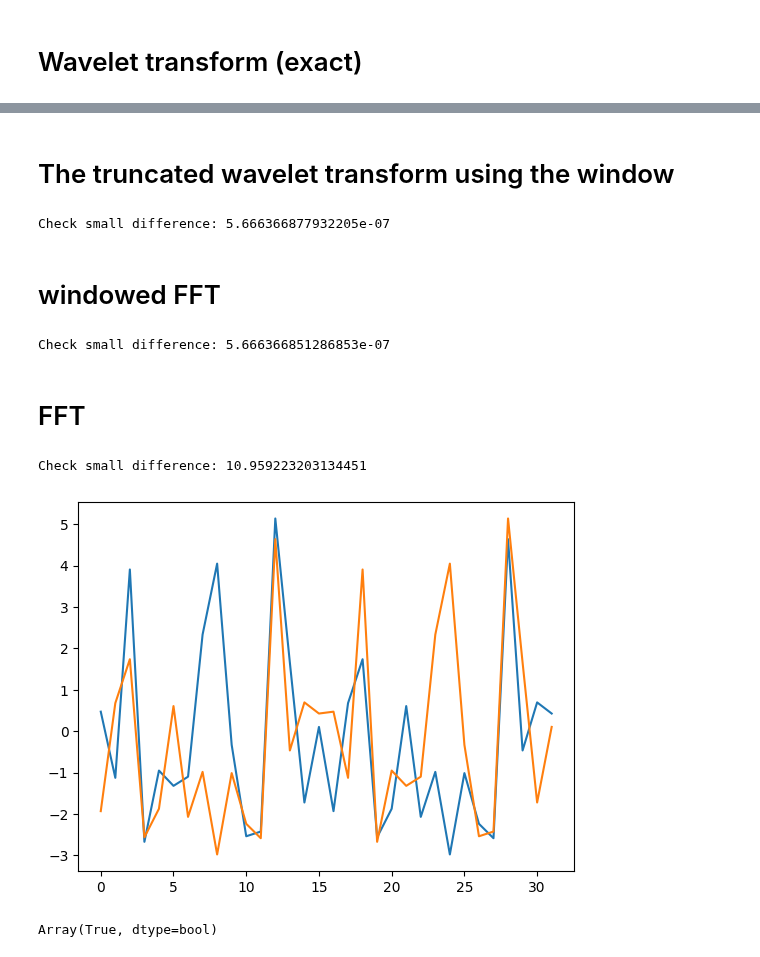
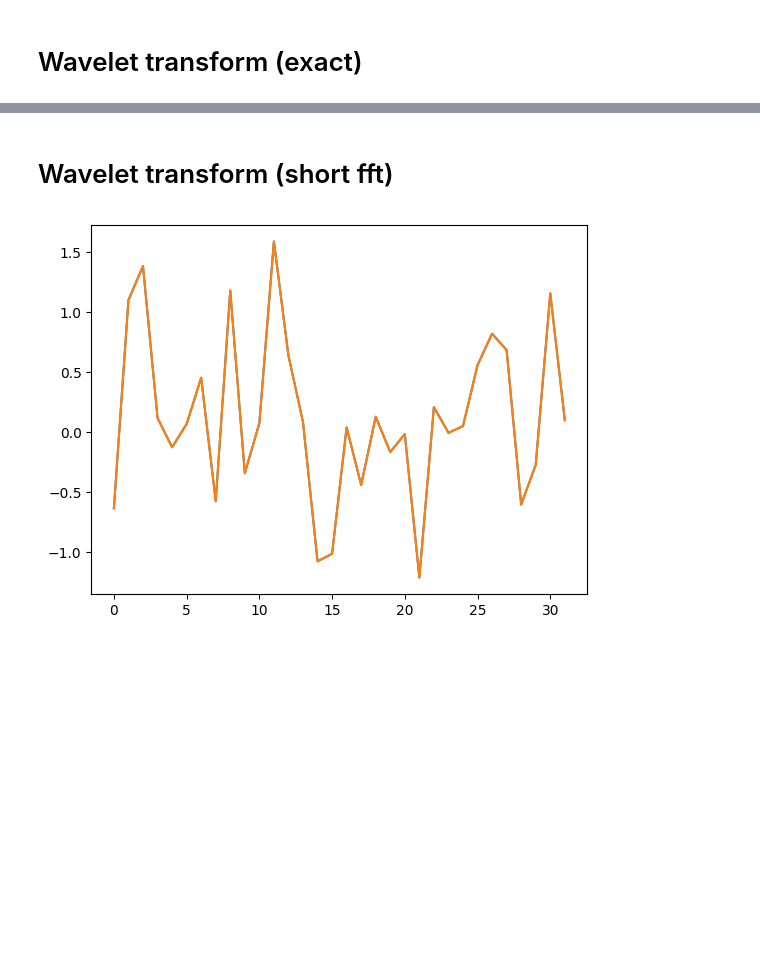
Before and after one commit to cjm96/WDM_GW_wavelets, a Jupyter notebook: examples/motivating_the_discrete_wavelet_transform.ipynb, the cells around one changed output, grey strips where cells are left out. Saved outputs shown, nothing was run; the diff lists cells and outputs as text; code cells hidden in the pictures; blank space fills up the shorter version.

```diff
--- a/examples/motivating_the_discrete_wavelet_transform.ipynb
+++ b/examples/motivating_the_discrete_wavelet_transform.ipynb
@@ -25,13 +29,17 @@ TypeError: sub got incompatible shapes for broadcasting: (512,), (100,).
 # %%
 wdm = WDM.code.discrete_wavelet_transform.WDM.WDM_transform(dt=0.5,
-                                                                Nf=4,
-                                                                N=32,
-                                                                q=4)
-x = np.random.normal(size=wdm.N) # white noise
+                                                            Nf=16,
+                                                            N=512,
+                                                            q=16,
+                                                            calc_m0=True)
+
+key = jax.random.key(0)
+key, subkey = jax.random.split(key)
+x = jax.random.normal(subkey, shape=(wdm.N,)) # white noise
 
 w = wdm.forward_transform_exact(x)
 
-W = wdm.forward_transform_truncated(x)
+w_ = wdm.forward_transform_truncated(x)
 
-assert np.allclose(W, w, rtol=1.0e-2, atol=1.0e-2), \
-    "Truncated transform did not match exact transform"
+assert np.allclose(w, w_, rtol=1.0e-2, atol=1.0e-2), \
+    "Truncated transform did not agree with the exact transform."
@@ -42,14 +46,19 @@ assert np.allclose(W, w, rtol=1.0e-2, atol=1.0e-2), \
 # %%
-q_vals = [1,2]#,4,8,10,12,14,16]
+q_vals = [1,2,4,8,10,12,14,16]
 
 err_vals = np.zeros(len(q_vals))
 
 for i, q in enumerate(q_vals):
-    wdm = WDM.code.discrete_wavelet_transform.WDM.WDM_transform(dt=1.0, Nf=16, N=512, q=q)
+    wdm = WDM.code.discrete_wavelet_transform.WDM.WDM_transform(dt=0.5,
+                                                                Nf=16,
+                                                                N=512,
+                                                                q=q,
+                                                                calc_m0=True)
+
 
     w = wdm.forward_transform_truncated(x)
 
-    x_recovered = wdm.inverse_transform_truncated(w)
+    x_recovered = wdm.inverse_transform(w)
 
     err_vals[i] = np.max(np.abs(x - x_recovered))
 # %%
@@ -73,38 +82,12 @@ plt.show()
-# %% [markdown]
-# The truncated wavelet transform using the window
-# %%
-wdm = WDM.code.discrete_wavelet_transform.WDM.WDM_transform(dt=1.0, Nf=16, N=512)
-
-w = wdm.forward_transform_truncated_window(x)
-
-W = wdm.forward_transform_truncated(x)
-
-print(f"Check small difference: {np.max(np.abs(w-W))}")
-# %% [output]
-Check small difference: 5.666366877932205e-07
-# %% [markdown]
-# windowed FFT
-# %%
-w = wdm.forward_transform_truncated_windowed_fft(x)
-
-W = wdm.forward_transform_truncated(x)
-
-print(f"Check small difference: {np.max(np.abs(w[:,1:]-W[:,1:]))}")
-# %% [output]
-Check small difference: 5.666366851286853e-07
-# %% [markdown]
-# FFT
-# %%
-w = wdm.forward_transform_truncated_fft(x)
-
-W = wdm.forward_transform_truncated(x)
-
-print(f"Check small difference: {np.max(np.abs(w[:,1:]-W[:,1:]))}")
-# %% [output]
-Check small difference: 10.959223203134451
+# %% [markdown]
+# Wavelet transform (short fft)
 # %%
+w = wdm.forward_transform_exact(x)
+
+w_ = wdm.forward_transform_short_fft(x)
+
 plt.plot(w[:,1])
-plt.plot(W[:,1])
+plt.plot(w_[:,1])
 plt.show()
 # %% [output]
-[figure, old version]
+[figure, new version]
@@ -123,4 +93,0 @@ I = b @ b.T * 2. * jnp.pi * wdm.dt
-# %%
-jnp.allclose(I, jnp.eye(wdm.N), atol=1e-3, rtol=1e-3)
-# %% [output]
-Array(True, dtype=bool)
```
Also changed, not shown: parts of 10 cells of this notebook, 6 other files.
